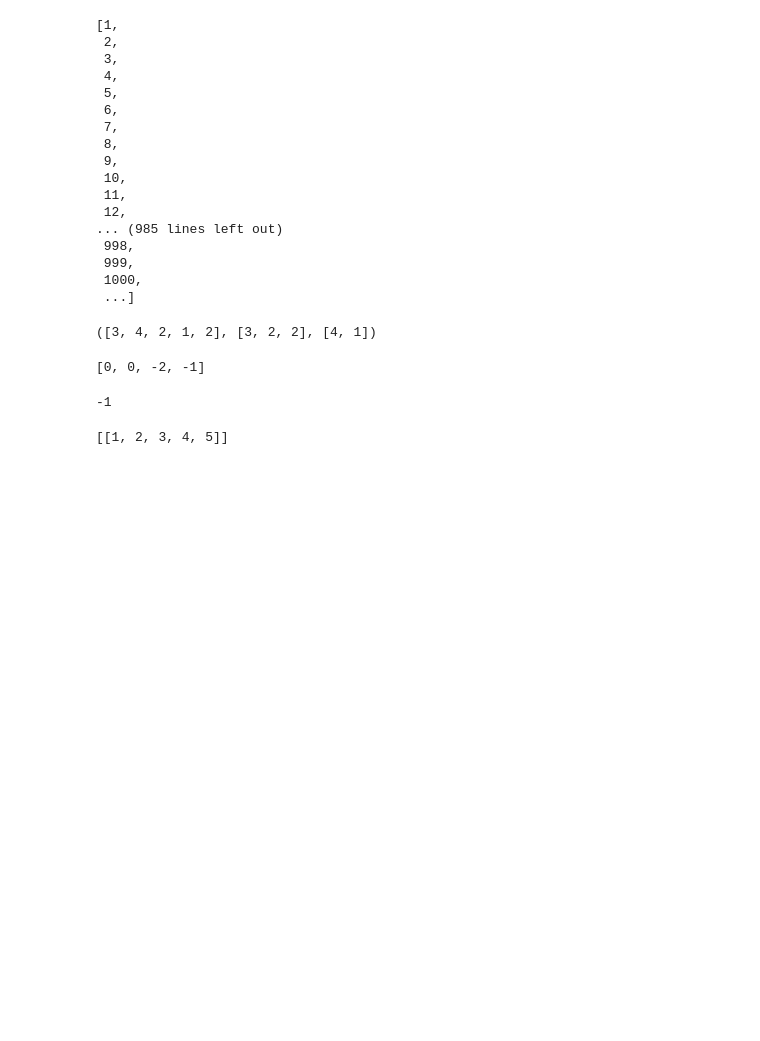
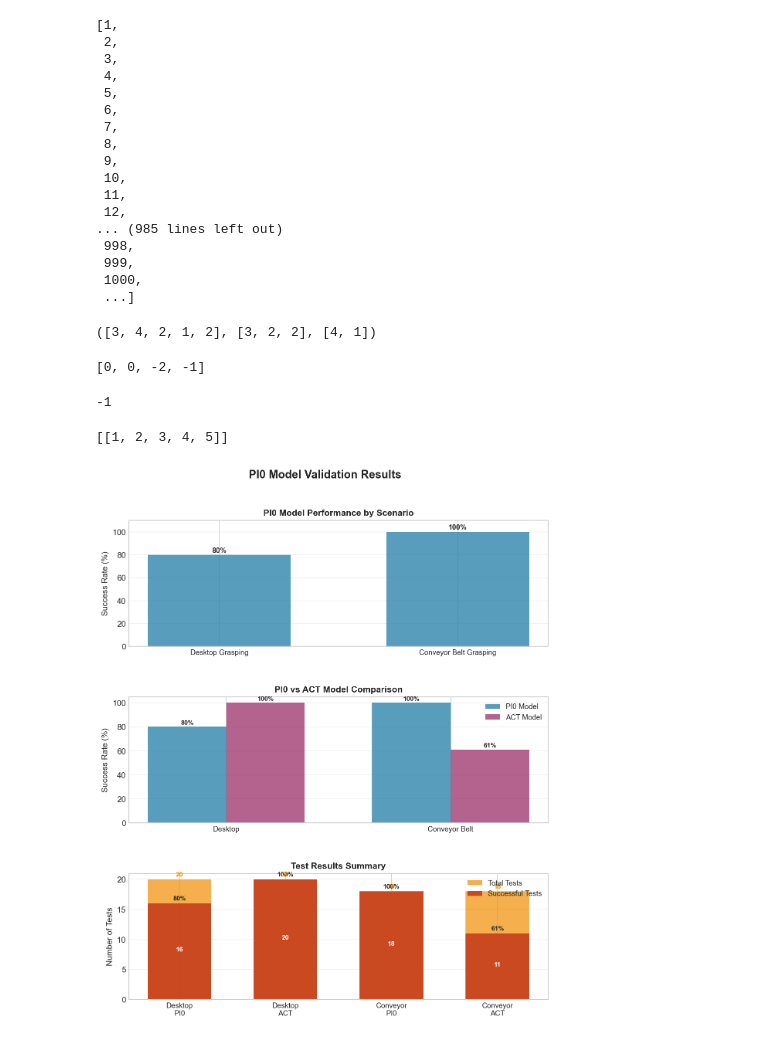
Before and after one commit to vpnasdfghjkl/Camille, a Jupyter notebook: posts/meeting/t.ipynb, the cells around one changed output. Cells and saved outputs as stored; diff of their text form; code cells hidden in the pictures; blank space fills up the shorter version.

```diff
--- a/posts/meeting/t.ipynb
+++ b/posts/meeting/t.ipynb
@@ -446,3 +446,92 @@ path[0] = 10
 ans
 # %% [output]
 [[1, 2, 3, 4, 5]]
+# %%
+import matplotlib.pyplot as plt
+import numpy as np
+from matplotlib.patches import Patch
+
+# Set style for better quality
+plt.style.use('seaborn-v0_8-whitegrid')
+plt.rcParams['figure.dpi'] = 150
+plt.rcParams['savefig.dpi'] = 300
+
+# Create compact figure
+fig, (ax1, ax2, ax3) = plt.subplots(3, 1, figsize=(8, 10))
+fig.suptitle('PI0 Model Validation Results', fontsize=14, fontweight='bold')
+
+# =============== 1. Desktop vs Conveyor Belt Performance ===============
+test_types = ['Desktop Grasping', 'Conveyor Belt Grasping']
+pi0_success_rates = [80, 100]
+
+x = np.arange(len(test_types))
+bars1 = ax1.bar(x, pi0_success_rates, 0.6, color='#2E86AB', alpha=0.8)
+
+ax1.set_ylim(0, 110)
+ax1.set_ylabel('Success Rate (%)', fontsize=10)
+ax1.set_title('PI0 Model Performance by Scenario', fontsize=11, fontweight='bold')
+ax1.set_xticks(x)
+ax1.set_xticklabels(test_types, fontsize=9)
+ax1.grid(axis='y', alpha=0.3)
+
+# Add value labels
+for i, v in enumerate(pi0_success_rates):
+    ax1.text(i, v + 2, f"{v}%", ha='center', fontweight='bold', fontsize=9)
+
+# =============== 2. PI0 vs ACT Model Comparison ===============
+test_scenes = ['Desktop', 'Conveyor Belt']
+pi0_rates = [80, 100]
+act_rates = [100, 61]
+
+x = np.arange(len(test_scenes))
+width = 0.35
+
+bars2 = ax2.bar(x - width/2, pi0_rates, width, label='PI0 Model', color='#2E86AB', alpha=0.8)
+bars3 = ax2.bar(x + width/2, act_rates, width, label='ACT Model', color='#A23B72', alpha=0.8)
+
+ax2.set_ylabel('Success Rate (%)', fontsize=10)
+ax2.set_title('PI0 vs ACT Model Comparison', fontsize=11, fontweight='bold')
+ax2.set_xticks(x)
+ax2.set_xticklabels(test_scenes, fontsize=9)
+ax2.legend(fontsize=9)
+ax2.grid(axis='y', alpha=0.3)
+
+# Add value labels
+for i, v in enumerate(pi0_rates):
+    ax2.text(i - width/2, v + 2, f"{v}%", ha='center', fontweight='bold', fontsize=8)
+for i, v in enumerate(act_rates):
+    ax2.text(i + width/2, v + 2, f"{v}%", ha='center', fontweight='bold', fontsize=8)
+
+# =============== 3. Test Count vs Success Count ===============
+categories = ['Desktop\nPI0', 'Desktop\nACT', 'Conveyor\nPI0', 'Conveyor\nACT']
+total_tests = [20, 20, 18, 18]
+success_tests = [16, 20, 18, 11]
+
+x = np.arange(len(categories))
+width = 0.6
+
+bars4 = ax3.bar(x, total_tests, width, label='Total Tests', color='#F18F01', alpha=0.7)
+bars5 = ax3.bar(x, success_tests, width, label='Successful Tests', color='#C73E1D', alpha=0.9)
+
+ax3.set_ylabel('Number of Tests', fontsize=10)
+ax3.set_title('Test Results Summary', fontsize=11, fontweight='bold')
+ax3.set_xticks(x)
+ax3.set_xticklabels(categories, fontsize=9)
+ax3.legend(fontsize=9)
+ax3.grid(axis='y', alpha=0.3)
+
+# Add success rate labels
+for i in range(len(categories)):
+    success_rate = round(success_tests[i] / total_tests[i] * 100)
+    ax3.text(i, success_tests[i] + 0.5, f"{success_rate}%", ha='center', fontweight='bold', fontsize=8)
+    ax3.text(i, total_tests[i] + 0.5, f"{total_tests[i]}", ha='center', color='#F18F01', fontsize=8, fontweight='bold')
+    ax3.text(i, success_tests[i] / 2, f"{success_tests[i]}", ha='center', color='white', fontsize=8, fontweight='bold')
+
+plt.tight_layout(rect=[0, 0.02, 1, 0.96])
+plt.subplots_adjust(hspace=0.4)
+
+# Save and show
+plt.savefig('PI0_model_validation_results.png', dpi=300, bbox_inches='tight', facecolor='white')
+plt.show()
+# %% [output]
+[figure, added]
```
Also changed, not shown: parts of 2 cells of this notebook, 44 other files.
